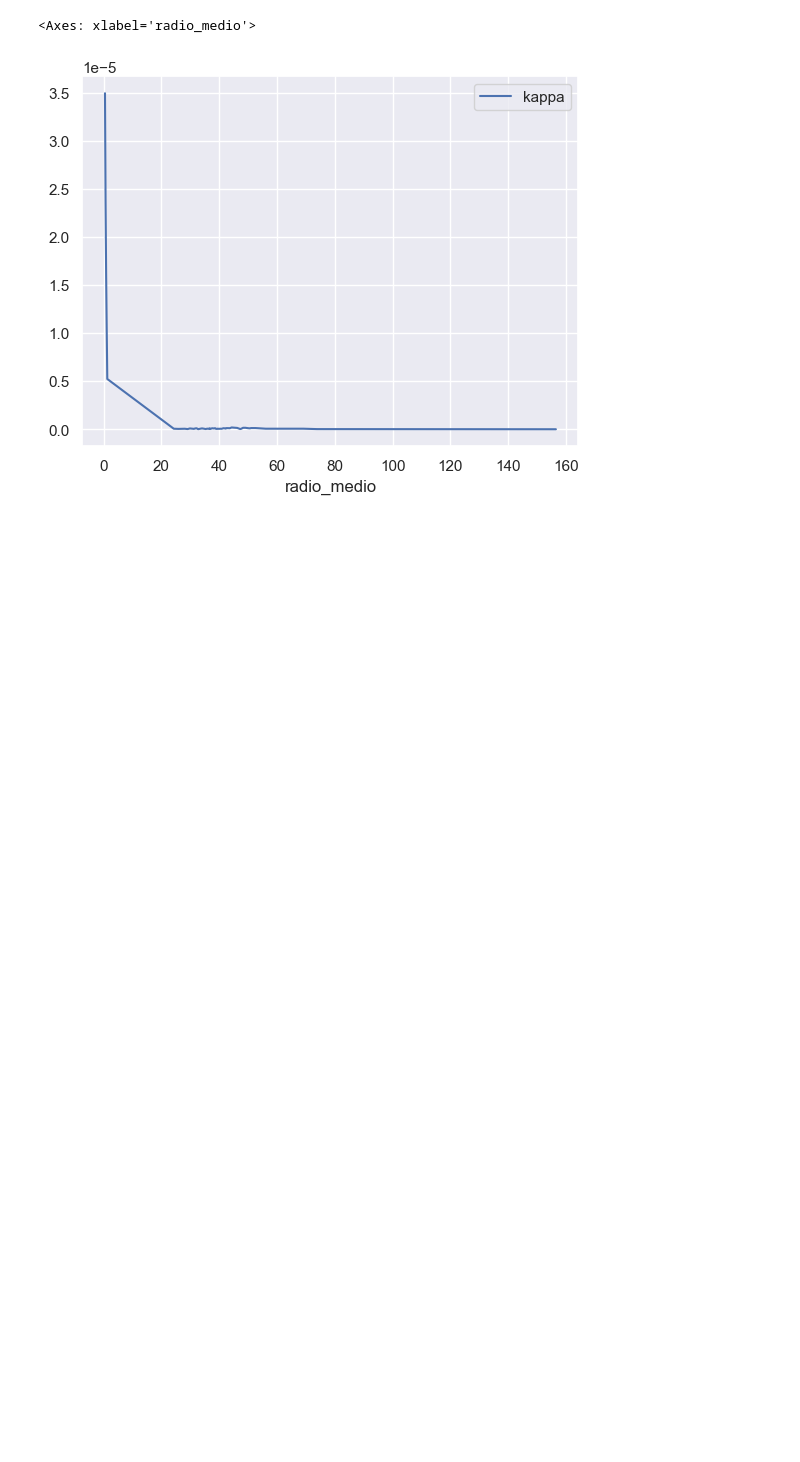
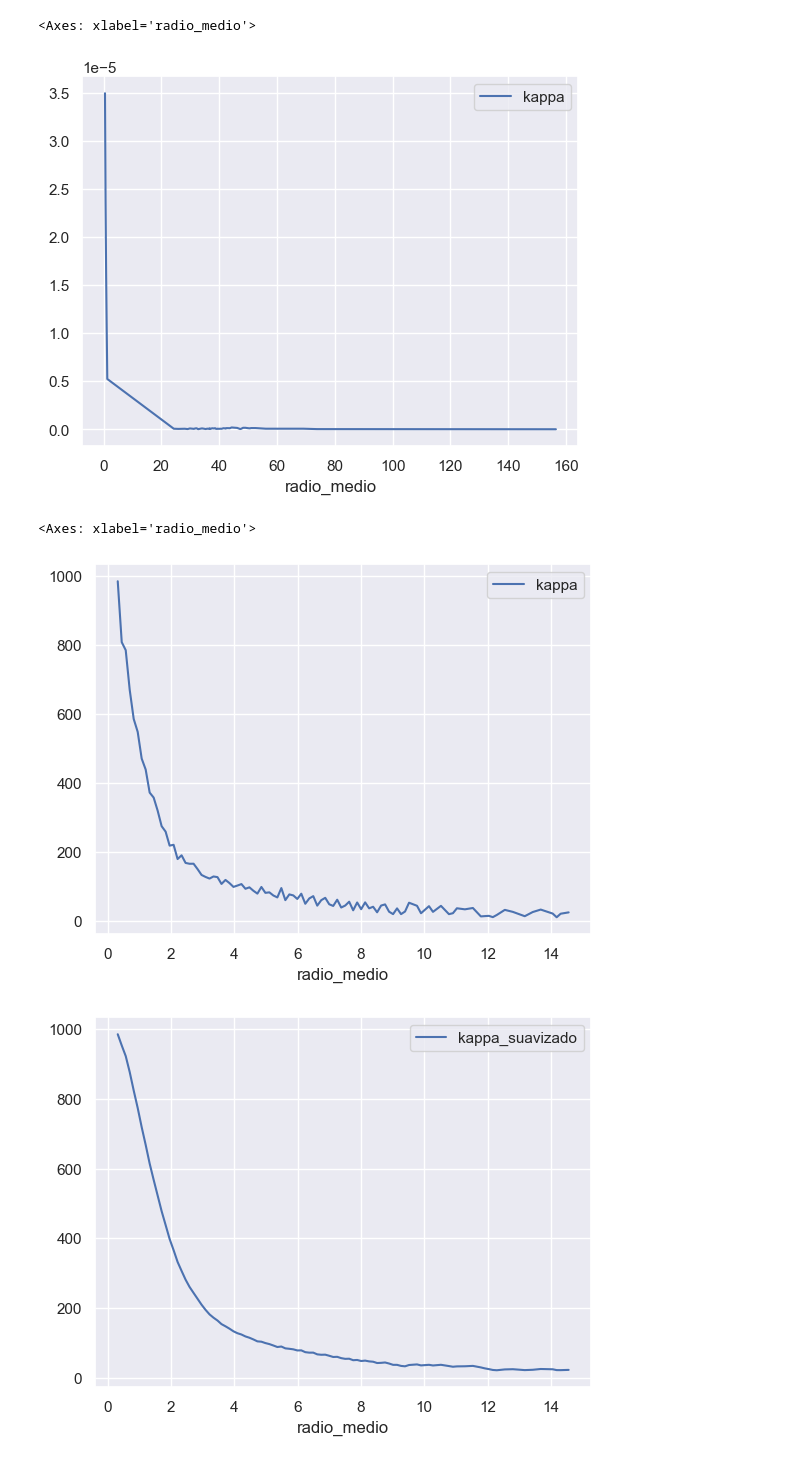
Before and after one commit to sperezp23/Analizador_de_Galaxias, a Jupyter notebook: Ensayos.ipynb, the cells around one changed output. Cells and saved outputs as stored; diff of their text form; code cells hidden in the pictures; blank space fills up the shorter version.

```diff
--- a/Ensayos.ipynb
+++ b/Ensayos.ipynb
@@ -490,3 +490,47 @@ frecuencia_de_epiciclo_df.plot(x='radio_medio', y='kappa')
 # %% [output]
 <Axes: xlabel='radio_medio'>
 [figure]
+# %%
+frecuencia_de_epiciclo_v2_df = pd.read_csv(r'Archivos\AM2229-735_host_RL_050_disk_radial_potential_radialBins_type2.output', sep=' ', names=['radio_medio', 'phi_promedio'])
+
+frecuencia_de_epiciclo_v2_df['radio_medio'] = np.float32(frecuencia_de_epiciclo_v2_df.radio_medio)
+frecuencia_de_epiciclo_v2_df['radio_medio_log10'] = np.log10(frecuencia_de_epiciclo_v2_df.radio_medio)
+frecuencia_de_epiciclo_v2_df['phi_promedio_suavizado'] = frecuencia_de_epiciclo_v2_df.phi_promedio.ewm(span=10, adjust=False).mean()
+
+frecuencia_de_epiciclo_v2_df = frecuencia_de_epiciclo_v2_df.copy()
+
+d_log_x = frecuencia_de_epiciclo_v2_df.radio_medio_log10.shift(-1) - frecuencia_de_epiciclo_v2_df.radio_medio_log10
+
+frecuencia_de_epiciclo_v2_df['primera_derivada_log10_phi']= (
+    (frecuencia_de_epiciclo_v2_df.phi_promedio_suavizado.shift(2) +
+    - 8.0 * frecuencia_de_epiciclo_v2_df.phi_promedio_suavizado.shift(1) +
+    8.0 * frecuencia_de_epiciclo_v2_df.phi_promedio_suavizado.shift(-1) +
+    -1.0 * frecuencia_de_epiciclo_v2_df.phi_promedio_suavizado.shift(-2)) /
+    (12.0 * d_log_x)
+)
+
+frecuencia_de_epiciclo_v2_df['segunda_derivada_log10_phi']= (
+    (-1.0 * frecuencia_de_epiciclo_v2_df.phi_promedio_suavizado.shift(-2) +
+    16.0 * frecuencia_de_epiciclo_v2_df.phi_promedio_suavizado.shift(-1) +
+    -30.0 * frecuencia_de_epiciclo_v2_df.phi_promedio_suavizado +
+    16.0 * frecuencia_de_epiciclo_v2_df.phi_promedio_suavizado.shift(1) +
+    -1.0 * frecuencia_de_epiciclo_v2_df.phi_promedio_suavizado.shift(2))/
+    (12.0 * (d_log_x ** 2))
+)
+
+frecuencia_de_epiciclo_v2_df['kappa_2'] = (
+    ((3 / frecuencia_de_epiciclo_v2_df.radio_medio ** 2) * frecuencia_de_epiciclo_v2_df.primera_derivada_log10_phi) +
+    ((1 / frecuencia_de_epiciclo_v2_df.radio_medio ** 2) * frecuencia_de_epiciclo_v2_df.segunda_derivada_log10_phi)
+)
+
+frecuencia_de_epiciclo_v2_df['kappa'] = np.sqrt(frecuencia_de_epiciclo_v2_df.kappa_2[frecuencia_de_epiciclo_v2_df.kappa_2 >= 0])
+frecuencia_de_epiciclo_v2_df['kappa_suavizado'] = frecuencia_de_epiciclo_v2_df.kappa.ewm(span=10, adjust=False).mean()
+
+frecuencia_de_epiciclo_v2_df.dropna(inplace=True)
+
+frecuencia_de_epiciclo_v2_df.plot(x='radio_medio', y='kappa')
+frecuencia_de_epiciclo_v2_df.plot(x='radio_medio', y='kappa_suavizado')
+# %% [output]
+<Axes: xlabel='radio_medio'>
+[figure, added]
+[figure, added]
```
Also changed, not shown: parts of 9 cells of this notebook.
